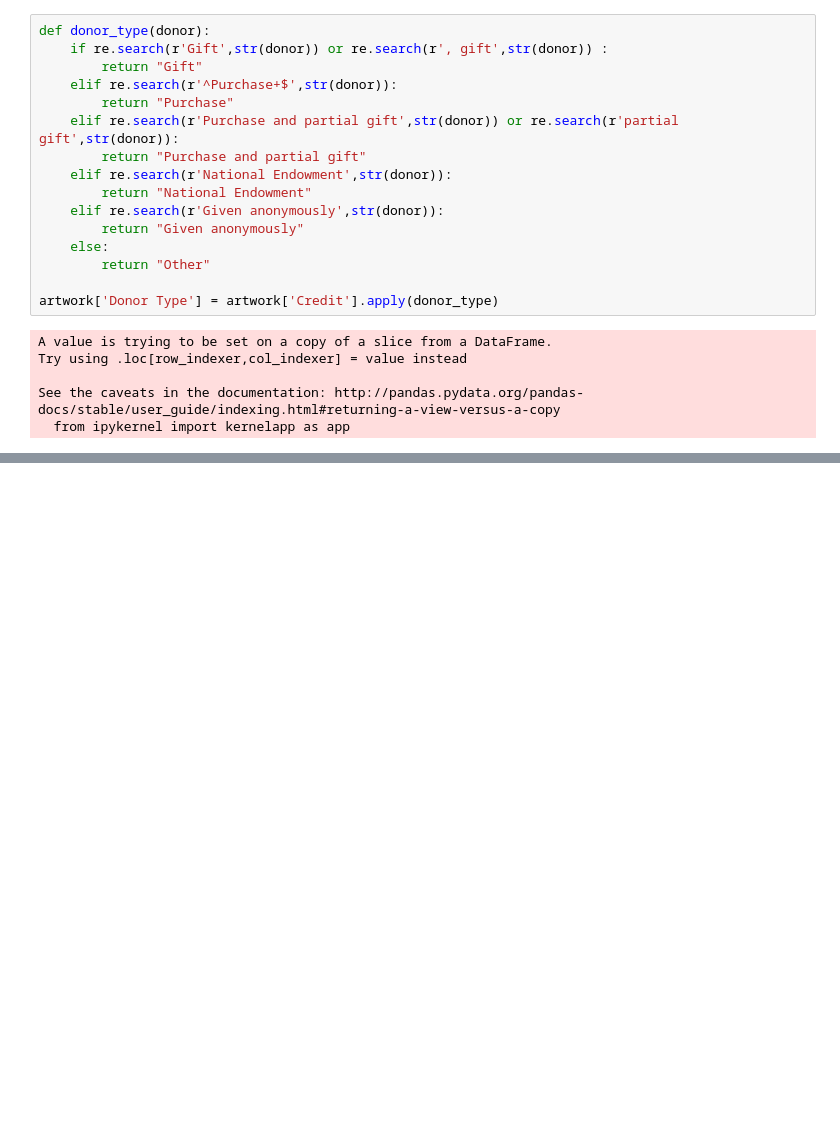
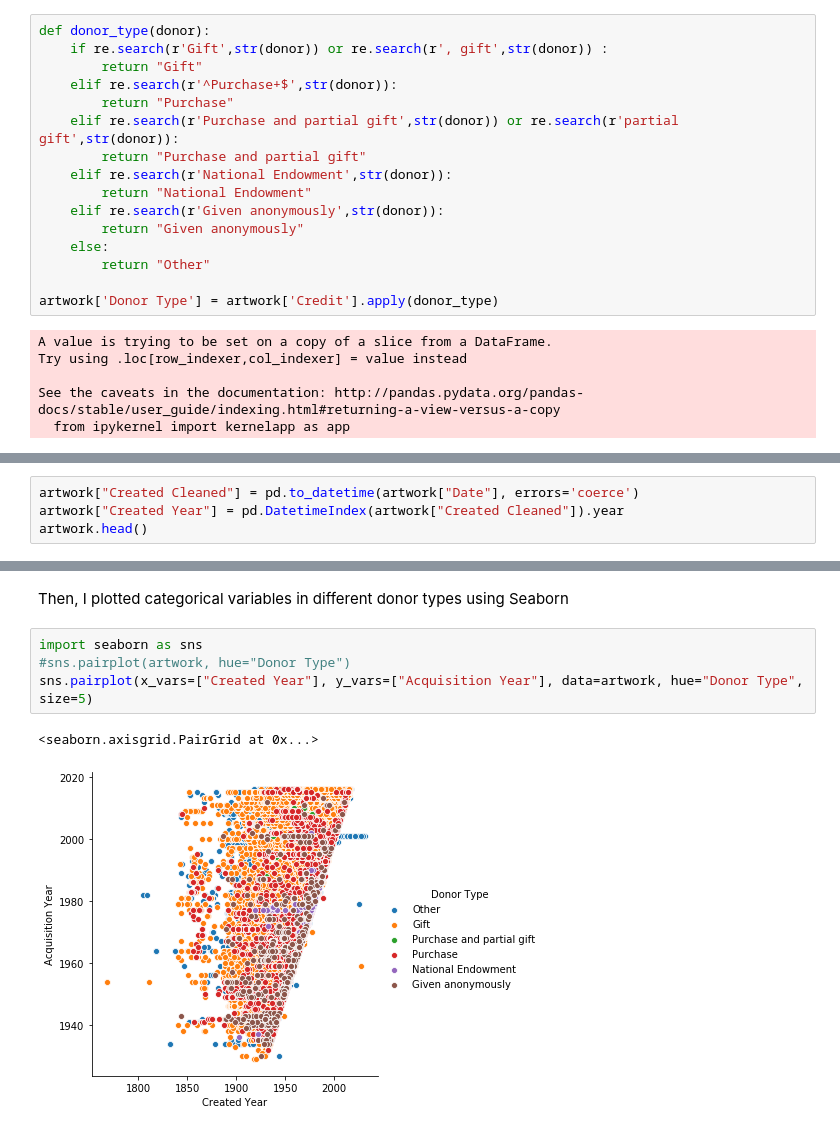
Before and after one commit to Liulinya/masterPython, a Jupyter notebook: MSSP 628 Final Project/Liu_607 Final Project.ipynb, the cells around one changed output, grey strips where cells are left out. Drawn from its saved outputs; the diff is of its cells as text; blank space fills up the shorter version.

```diff
--- a/MSSP 628 Final Project/Liu_607 Final Project.ipynb
+++ b/MSSP 628 Final Project/Liu_607 Final Project.ipynb
@@ -82,0 +187,4 @@ Name: Acquisition Date, Length: 130262, dtype: object
+# %%
+artwork["Created Cleaned"] = pd.to_datetime(artwork["Date"], errors='coerce')
+artwork["Created Year"] = pd.DatetimeIndex(artwork["Created Cleaned"]).year
+artwork.head()
@@ -82,0 +207,9 @@ Name: Acquisition Date, Length: 130262, dtype: object
+# %% [markdown]
+Then, I plotted categorical variables in different donor types using Seaborn
+# %%
+import seaborn as sns
+#sns.pairplot(artwork, hue="Donor Type")
+sns.pairplot(x_vars=["Created Year"], y_vars=["Acquisition Year"], data=artwork, hue="Donor Type", size=5)
+# %% [output]
+<seaborn.axisgrid.PairGrid at 0x...>
+[figure, added]
```
Also changed, not shown: parts of 26 cells of this notebook.
